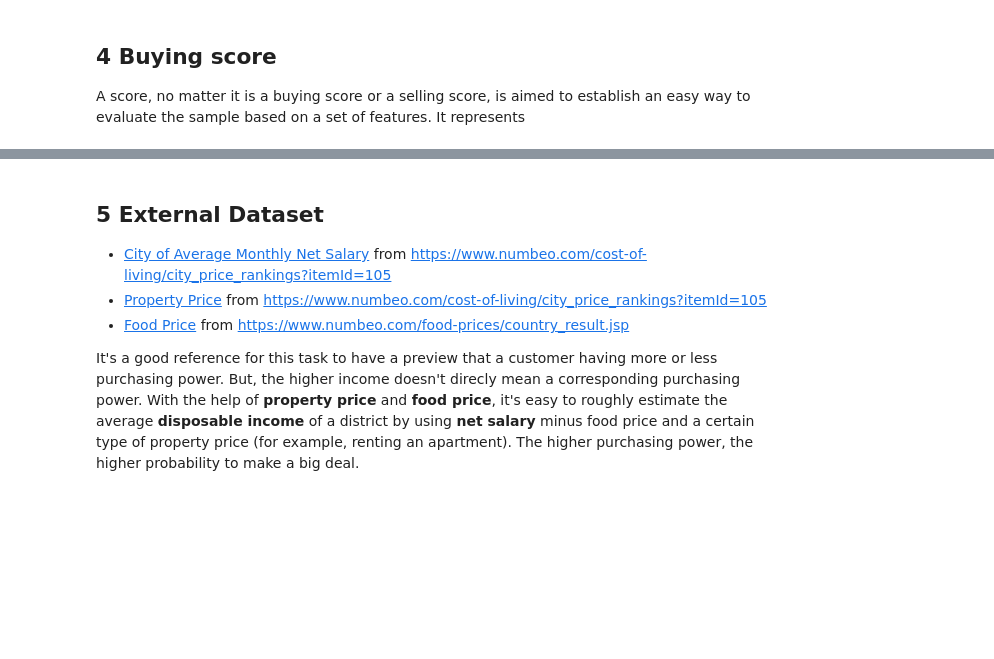
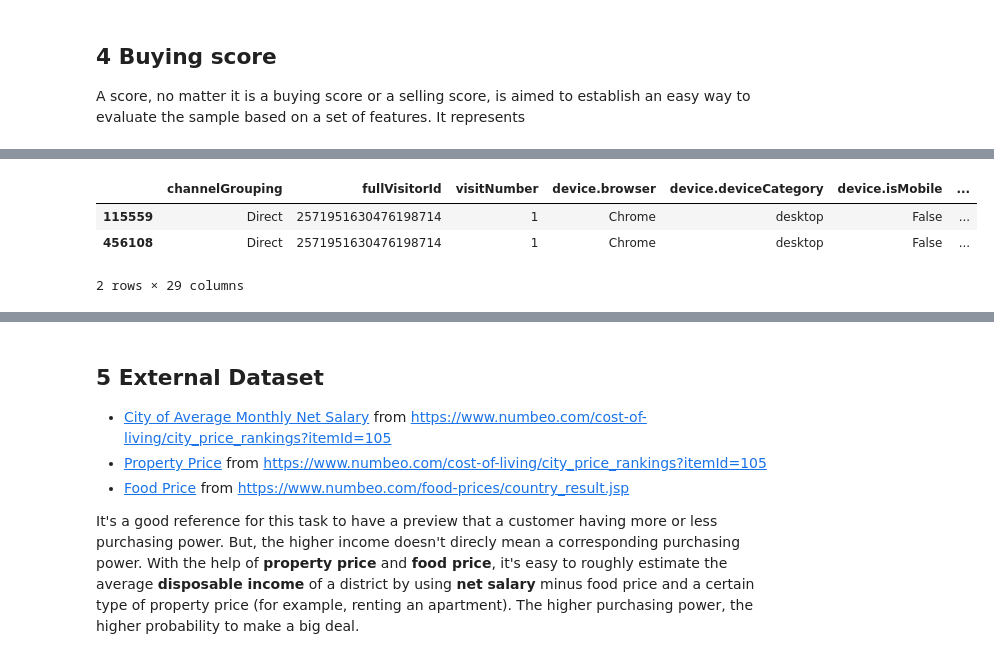
Before and after one commit to elicassion/Google-Analytics-Customer-Revenue-Prediction, a Jupyter notebook: Pipeline.ipynb, the cells around one changed output, grey strips where cells are left out. Cells and saved outputs as stored; diff of their text form; code cells hidden in the pictures; blank space fills up the shorter version.

```diff
--- a/Pipeline.ipynb
+++ b/Pipeline.ipynb
@@ -656,0 +707,7 @@ nfs.describe()
+# %%
+train_df[train_df['fullVisitorId']=='2571951630476198714']
+# %% [output]
+|  | channelGrouping | fullVisitorId | visitNumber | device.browser | device.deviceCategory | device.isMobile | ... |
+| 115559 | Direct | 2571951630476198714 | 1 | Chrome | desktop | False | ... |
+| 456108 | Direct | 2571951630476198714 | 1 | Chrome | desktop | False | ... |
+2 rows × 29 columns
```
Also changed, not shown: parts of 20 cells of this notebook.
